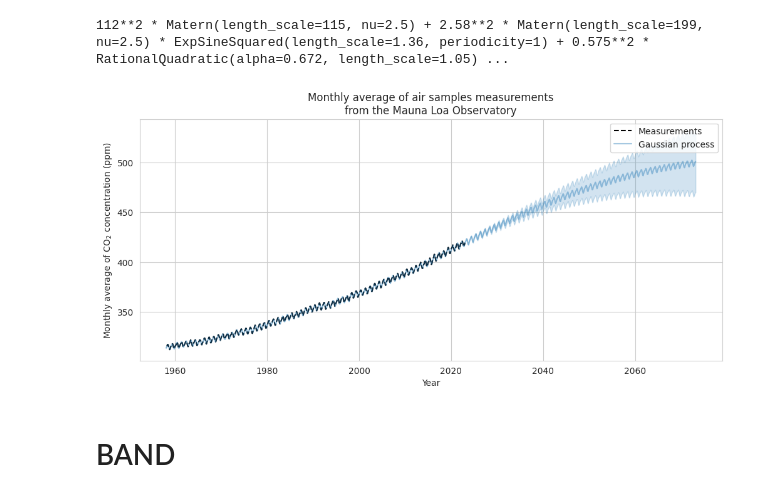
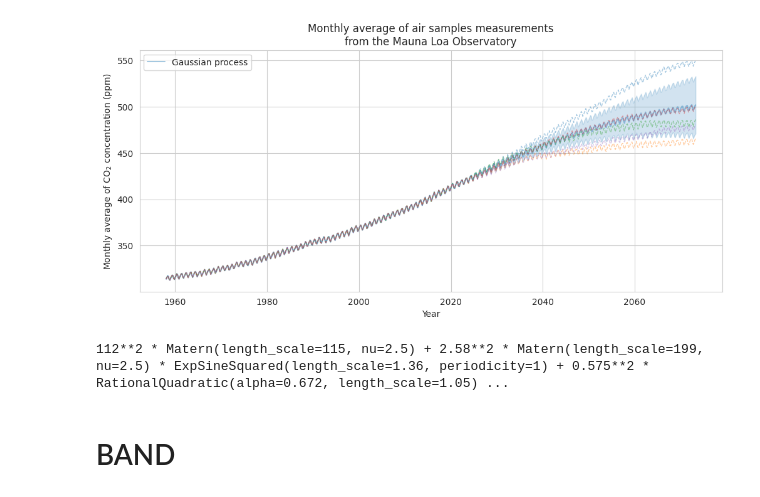
Before and after one commit to ItsNiklas/sparse-gaussian-processes, a Jupyter notebook: MaunaLoa.ipynb, the cells around one changed output. Saved outputs shown, nothing was run; the diff lists cells and outputs as text; code cells hidden in the pictures.

```diff
--- a/MaunaLoa.ipynb
+++ b/MaunaLoa.ipynb
@@ -33,6 +22,45 @@ import pandas as pd
 df_ = pd.read_csv(r"data/co2_mm_mlo.csv", skiprows=56)
 X = df_["decimal date"].to_numpy().reshape(-1, 1)
 y = df_.average.to_numpy()
+# %%
+import datetime
+import numpy as np
+import matplotlib.pyplot as plt
+
+plt.figure(figsize=(12,5))
+
+today = datetime.datetime.now()
+current_month = today.year + 50 + today.month / 12
+X_test = np.linspace(start=1958, stop=current_month, num=700).reshape(-1, 1)
+
+y_samples = gpr.sample_y(X_test, 5)
+
+mean_y_pred, std_y_pred = gpr.predict(X_test, return_std=True)
+mean_y_pred += y_mean
+#plt.plot(X, y, color="black", linestyle="dashed", label="Measurements")
+plt.plot(X_test, mean_y_pred, color="tab:blue", alpha=0.4, label="Gaussian process")
+plt.fill_between(
+    X_test.ravel(),
+    mean_y_pred - std_y_pred,
+    mean_y_pred + std_y_pred,
+    color="tab:blue",
+    alpha=0.2,
+)
+
+for idx, single_prior in enumerate(y_samples.T):
+    plt.plot(
+        X_test, single_prior + y_mean
+        , alpha=.4, lw=1, linestyle="dashed"
+    )
+
+plt.legend()
+plt.xlabel("Year")
+plt.ylabel("Monthly average of CO$_2$ concentration (ppm)")
+_ = plt.title(
+    "Monthly average of air samples measurements\nfrom the Mauna Loa Observatory"
+)
+# %% [output]
+[figure, added]
 # %%
 from sklearn.gaussian_process.kernels import *
 from sklearn.gaussian_process import GaussianProcessRegressor
@@ -48,35 +76,6 @@ gpr.fit(X, y - y_mean)
 gpr.kernel_
 # %% [output]
 112**2 * Matern(length_scale=115, nu=2.5) + 2.58**2 * Matern(length_scale=199, nu=2.5) * ExpSineSquared(length_scale=1.36, periodicity=1) + 0.575**2 * RationalQuadratic(alpha=0.672, length_scale=1.05) ...
-# %%
-import datetime
-import numpy as np
-import matplotlib.pyplot as plt
-
-plt.figure(figsize=(12,5))
-
-today = datetime.datetime.now()
-current_month = today.year + 50 + today.month / 12
-X_test = np.linspace(start=1958, stop=current_month, num=1_000).reshape(-1, 1)
-mean_y_pred, std_y_pred = gpr.predict(X_test, return_std=True)
-mean_y_pred += y_mean
-plt.plot(X, y, color="black", linestyle="dashed", label="Measurements")
-plt.plot(X_test, mean_y_pred, color="tab:blue", alpha=0.4, label="Gaussian process")
-plt.fill_between(
-    X_test.ravel(),
-    mean_y_pred - std_y_pred,
-    mean_y_pred + std_y_pred,
-    color="tab:blue",
-    alpha=0.2,
-)
-plt.legend()
-plt.xlabel("Year")
-plt.ylabel("Monthly average of CO$_2$ concentration (ppm)")
-_ = plt.title(
-    "Monthly average of air samples measurements\nfrom the Mauna Loa Observatory"
-)
-# %% [output]
-[figure, removed]
 # %% [markdown]
 # BAND
 # %%
```
Also changed, not shown: parts of 2 cells of this notebook, 1 other file.
